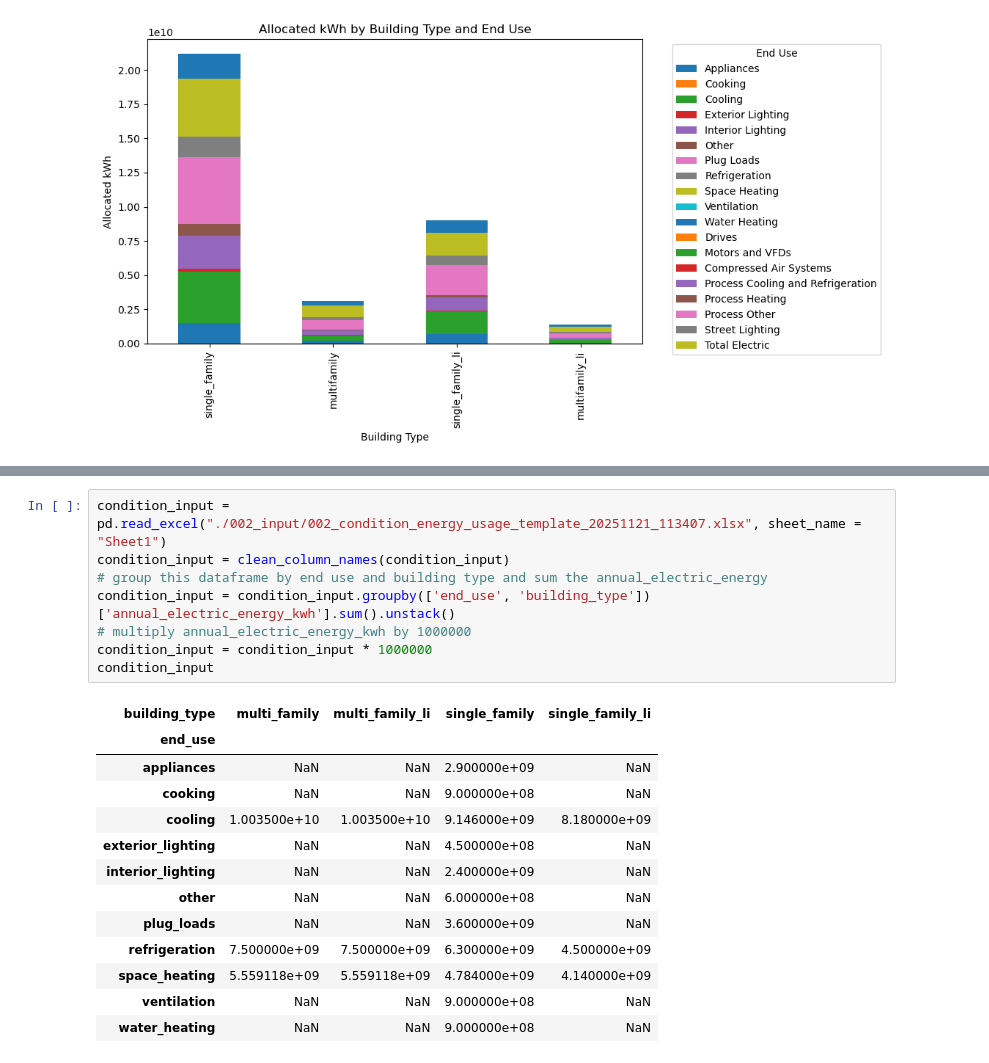
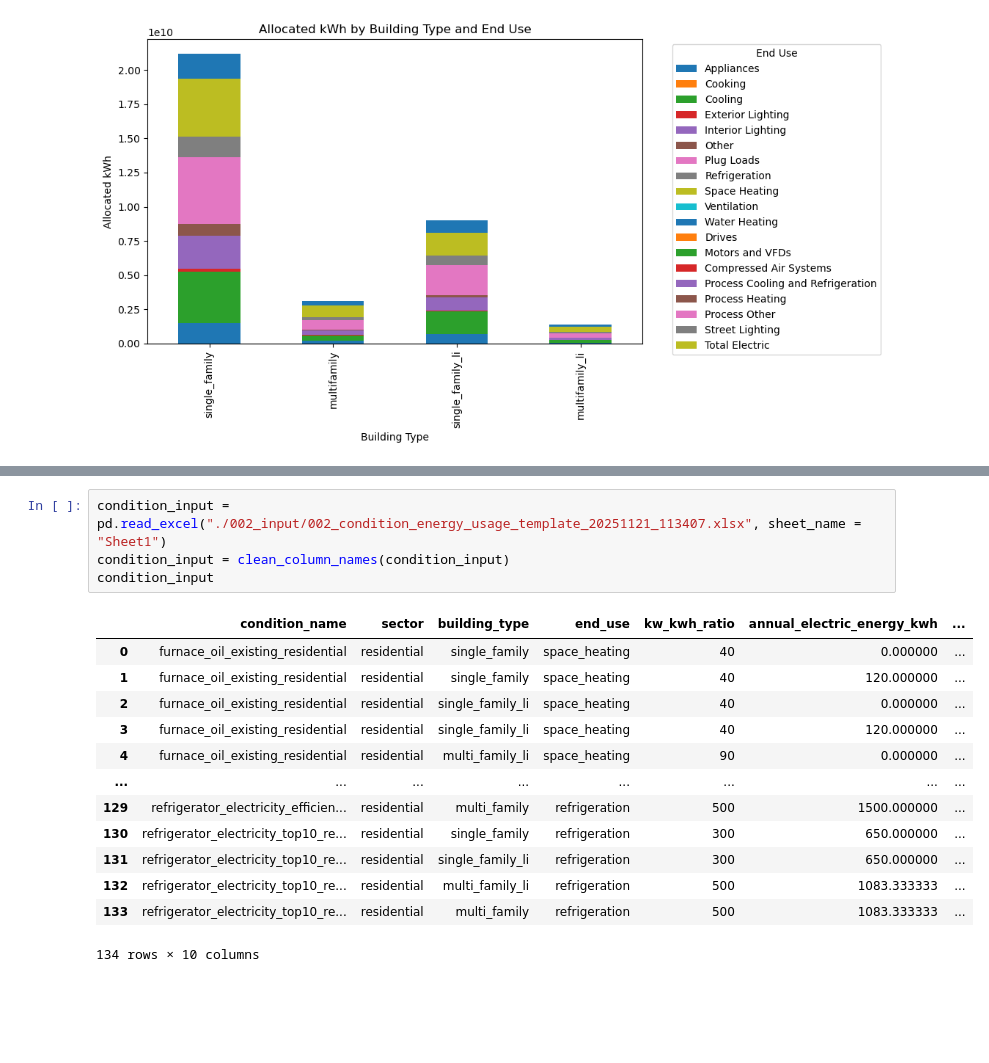
Before and after one commit to NV5-Optimal/Potential_Study_Tool_Prototype, a Jupyter notebook: 002_Initialization_Process.ipynb, the cells around one changed output, grey strips where cells are left out. Saved outputs shown, nothing was run; the diff lists cells and outputs as text; blank space fills up the shorter version.

```diff
--- a/002_Initialization_Process.ipynb
+++ b/002_Initialization_Process.ipynb
@@ -212,22 +366,18 @@ plt.show()
 # %%
 condition_input = pd.read_excel("./002_input/002_condition_energy_usage_template_20251121_113407.xlsx", sheet_name = "Sheet1")
 condition_input = clean_column_names(condition_input)
-# group this dataframe by end use and building type and sum the annual_electric_energy
-condition_input = condition_input.groupby(['end_use', 'building_type'])['annual_electric_energy_kwh'].sum().unstack()
-# multiply annual_electric_energy_kwh by 1000000
-condition_input = condition_input * 1000000
 condition_input
 # %% [output]
-| building_type | multi_family | multi_family_li | single_family | single_family_li |
-| end_use |  |  |  |  |
-| appliances | NaN | NaN | 2.900000e+09 | NaN |
-| cooking | NaN | NaN | 9.000000e+08 | NaN |
-| cooling | 1.003500e+10 | 1.003500e+10 | 9.146000e+09 | 8.180000e+09 |
-| exterior_lighting | NaN | NaN | 4.500000e+08 | NaN |
-| interior_lighting | NaN | NaN | 2.400000e+09 | NaN |
-| other | NaN | NaN | 6.000000e+08 | NaN |
-| plug_loads | NaN | NaN | 3.600000e+09 | NaN |
-| refrigeration | 7.500000e+09 | 7.500000e+09 | 6.300000e+09 | 4.500000e+09 |
-| space_heating | 5.559118e+09 | 5.559118e+09 | 4.784000e+09 | 4.140000e+09 |
-| ventilation | NaN | NaN | 9.000000e+08 | NaN |
-| water_heating | NaN | NaN | 9.000000e+08 | NaN |
+|  | condition_name | sector | building_type | end_use | kw_kwh_ratio | annual_electric_energy_kwh | ... |
+| 0 | furnace_oil_existing_residential | residential | single_family | space_heating | 40 | 0.000000 | ... |
+| 1 | furnace_oil_existing_residential | residential | single_family | space_heating | 40 | 120.000000 | ... |
+| 2 | furnace_oil_existing_residential | residential | single_family_li | space_heating | 40 | 0.000000 | ... |
+| 3 | furnace_oil_existing_residential | residential | single_family_li | space_heating | 40 | 120.000000 | ... |
+| 4 | furnace_oil_existing_residential | residential | multi_family_li | space_heating | 90 | 0.000000 | ... |
+| ... | ... | ... | ... | ... | ... | ... | ... |
+| 129 | refrigerator_electricity_efficien... | residential | multi_family | refrigeration | 500 | 1500.000000 | ... |
+| 130 | refrigerator_electricity_top10_re... | residential | single_family | refrigeration | 300 | 650.000000 | ... |
+| 131 | refrigerator_electricity_top10_re... | residential | single_family_li | refrigeration | 300 | 650.000000 | ... |
+| 132 | refrigerator_electricity_top10_re... | residential | multi_family_li | refrigeration | 500 | 1083.333333 | ... |
+| 133 | refrigerator_electricity_top10_re... | residential | multi_family | refrigeration | 500 | 1083.333333 | ... |
+134 rows × 10 columns
```
Also changed, not shown: parts of 10 cells of this notebook, 3 other files.
